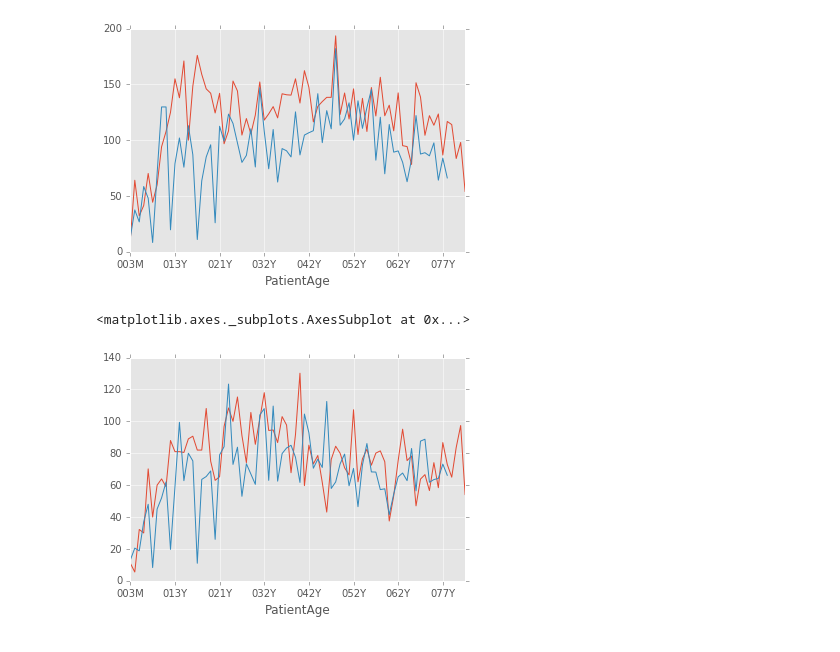
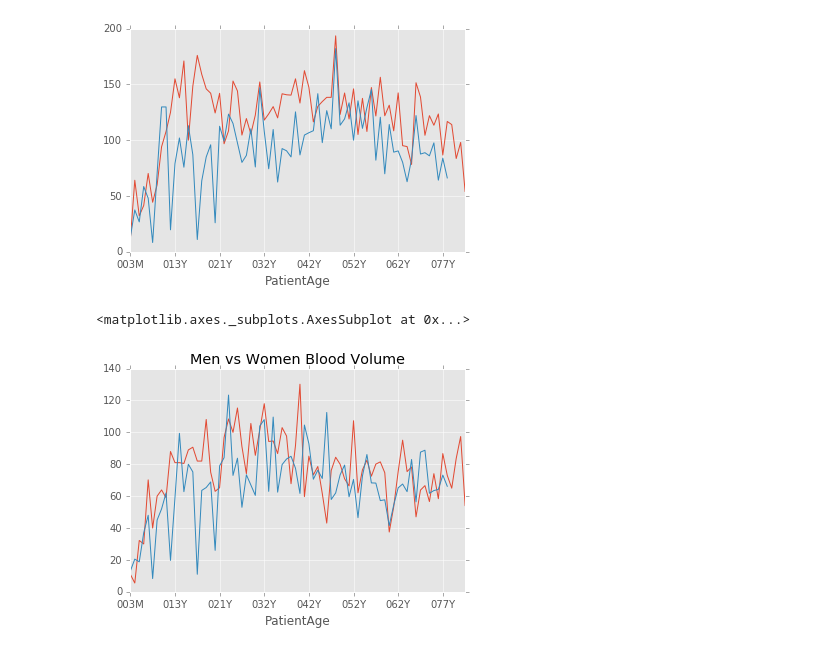
Before and after one commit to DevinciHQ/dsb2-kaggle, a Jupyter notebook: programs/pandas/Initial Data Visualization.ipynb, the cells around one changed output. Cells and saved outputs as stored; diff of their text form; code cells hidden in the pictures.

```diff
--- a/programs/pandas/Initial Data Visualization.ipynb
+++ b/programs/pandas/Initial Data Visualization.ipynb
@@ -79,8 +90,8 @@ women.groupby('PatientAge').BloodVolume.max().plot()
 <matplotlib.axes._subplots.AxesSubplot at 0x...>
 [figure]
 # %%
-men.groupby('PatientAge').BloodVolume.min().plot()
+men.groupby('PatientAge').BloodVolume.min().plot(title="Men vs Women Blood Volume")
 women.groupby('PatientAge').BloodVolume.min().plot()
 # %% [output]
 <matplotlib.axes._subplots.AxesSubplot at 0x...>
-[figure, old version]
+[figure, new version]
```
Also changed, not shown: parts of 4 cells of this notebook, 1 other file.
